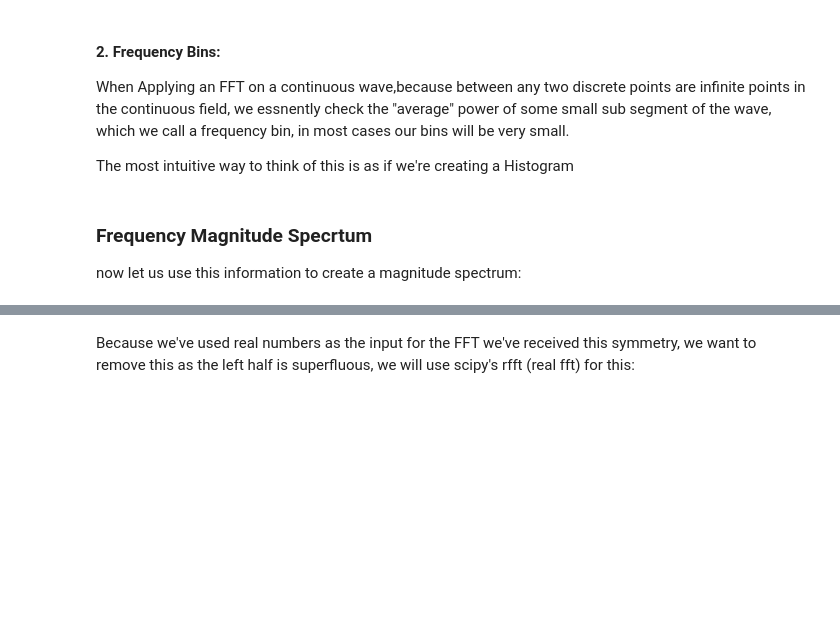
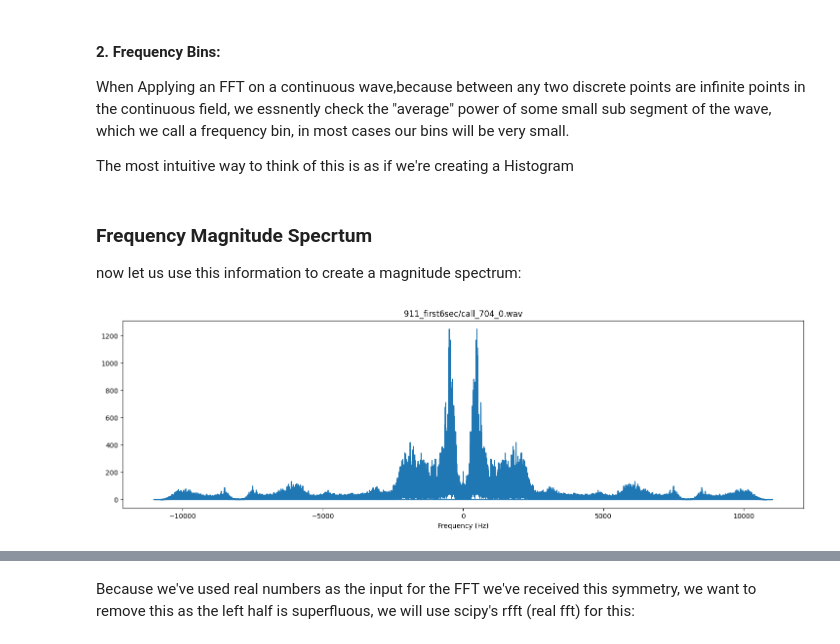
Before and after one commit to ramwtz/data-science-project, a Jupyter notebook: draft/basic_model_train.ipynb, the cells around one changed output, grey strips where cells are left out. Drawn from its saved outputs; the diff is of its cells as text; code cells hidden in the pictures; blank space fills up the shorter version.

```diff
--- a/draft/basic_model_train.ipynb
+++ b/draft/basic_model_train.ipynb
@@ -283,15 +282,16 @@ To understand the following method, we need to go over a few things:
 ### Frequency Magnitude Specrtum
 now let us use this information to create a magnitude spectrum:
 # %%
-def magnitude_spectrum(file_name, data, sample_rate):
-  ft = np.fft.fft(data)
-  mag_spec = np.abs(ft)
-  frequency_bins = fft.fftfreq(sample_rate*6, 1/sample_rate)
+# get frequency bins and magnitude
+ft = fft.fft(sample_data)
+mag_spec = np.abs(ft)
+frequency_bins = fft.fftfreq(sample_rate*6, 1/sample_rate)
 
-  plt.figure(figsize=(18,5))
-  plt.plot(frequency_bins, mag_spec)
-  plt.xlabel('Frequency (Hz)')
-  plt.title(file_name)
-
-  plt.show()
+# plot
+plt.figure(figsize=(18,5))
+plt.plot(frequency_bins, mag_spec)
+plt.xlabel('Frequency (Hz)')
+plt.title(sample_filename)
+plt.show()
 # %% [output]
+[figure, added]
```
Also changed, not shown: parts of 39 cells of this notebook.
